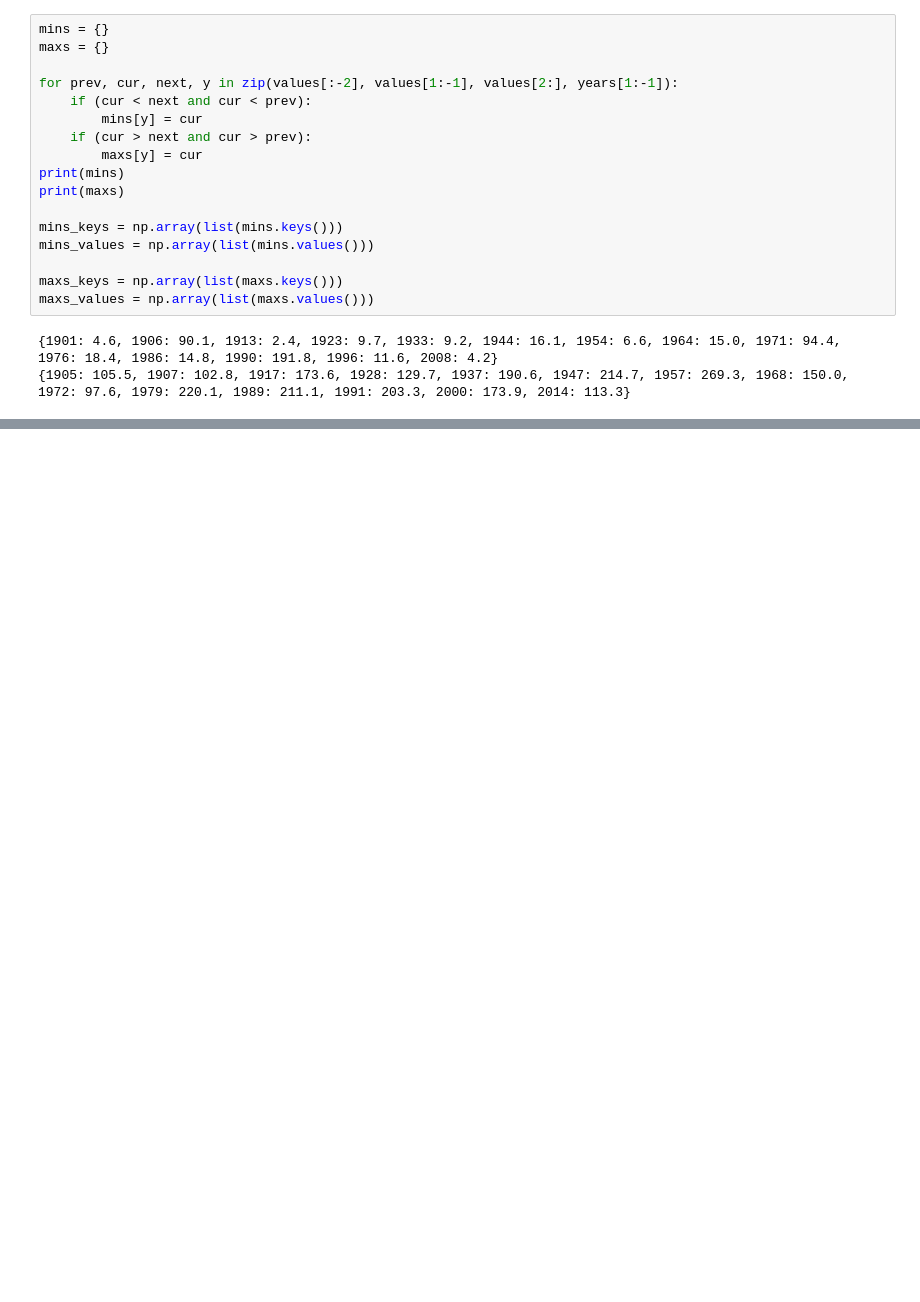
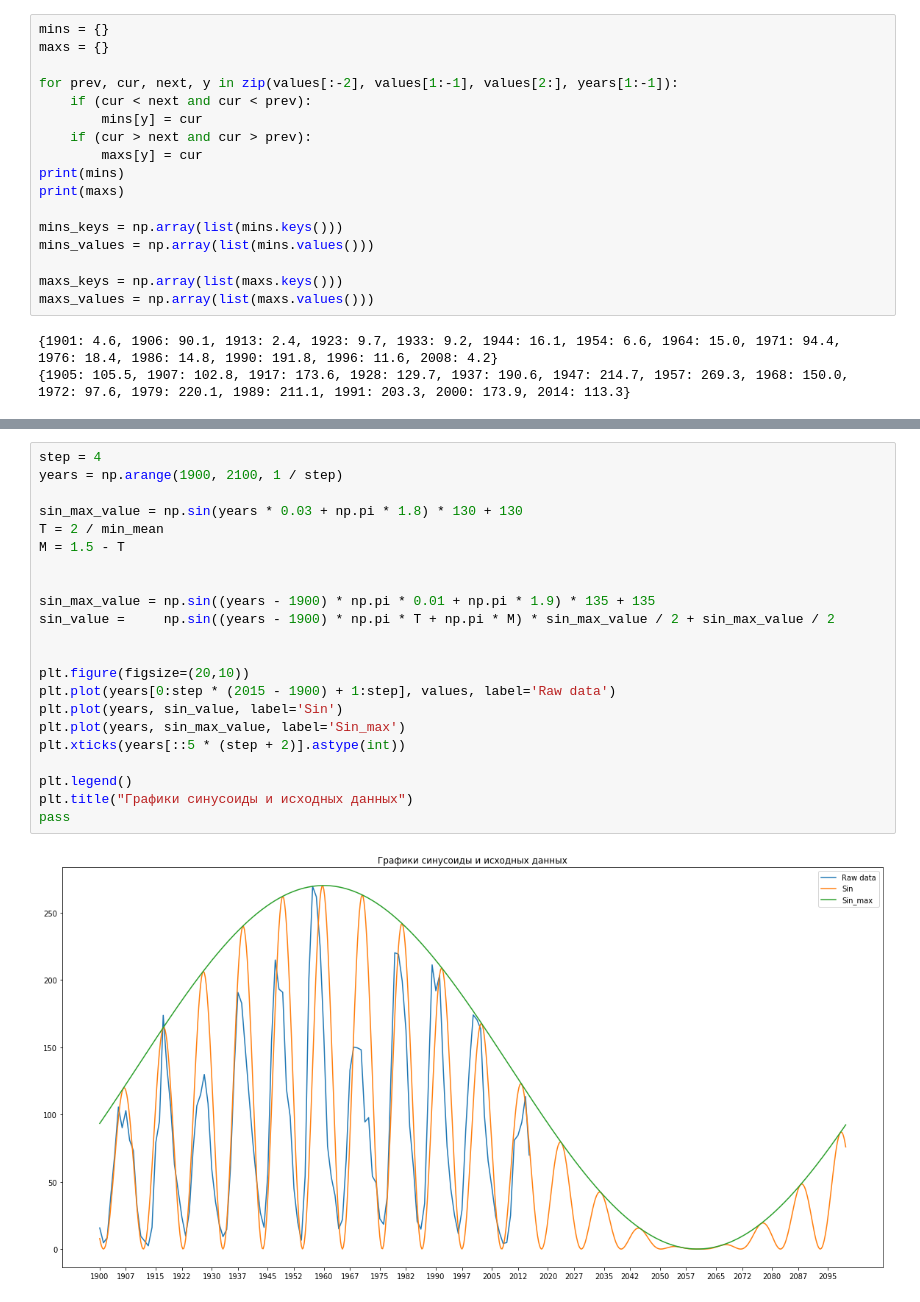
Before and after one commit to leolnid/SKM, a Jupyter notebook: SKM.ipynb, the cells around one changed output, grey strips where cells are left out. Saved outputs shown, nothing was run; the diff lists cells and outputs as text; blank space fills up the shorter version.

```diff
--- a/SKM.ipynb
+++ b/SKM.ipynb
@@ -170,0 +206,24 @@ print(np.average(maxs_value_sub))
+# %%
+step = 4
+years = np.arange(1900, 2100, 1 / step)
+
+sin_max_value = np.sin(years * 0.03 + np.pi * 1.8) * 130 + 130
+T = 2 / min_mean
+M = 1.5 - T
+
+
+sin_max_value = np.sin((years - 1900) * np.pi * 0.01 + np.pi * 1.9) * 135 + 135
+sin_value =     np.sin((years - 1900) * np.pi * T + np.pi * M) * sin_max_value / 2 + sin_max_value / 2
+
+
+plt.figure(figsize=(20,10))
+plt.plot(years[0:step * (2015 - 1900) + 1:step], values, label='Raw data')
+plt.plot(years, sin_value, label='Sin')
+plt.plot(years, sin_max_value, label='Sin_max')
+plt.xticks(years[::5 * (step + 2)].astype(int))
+
+plt.legend()
+plt.title("Графики синусоиды и исходных данных")
+pass
+# %% [output]
+[figure, added]
```
Also changed, not shown: parts of 12 cells of this notebook.
